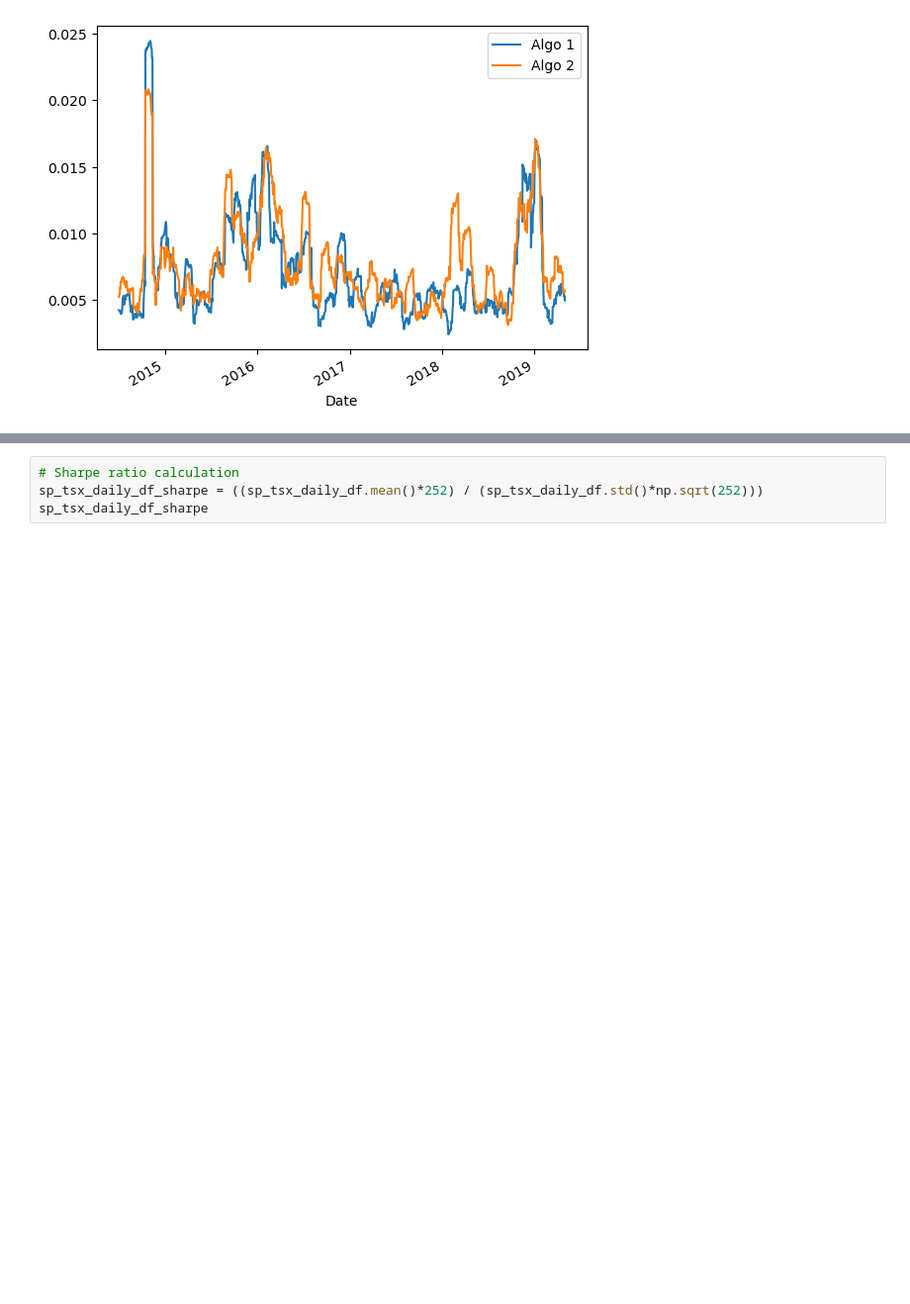
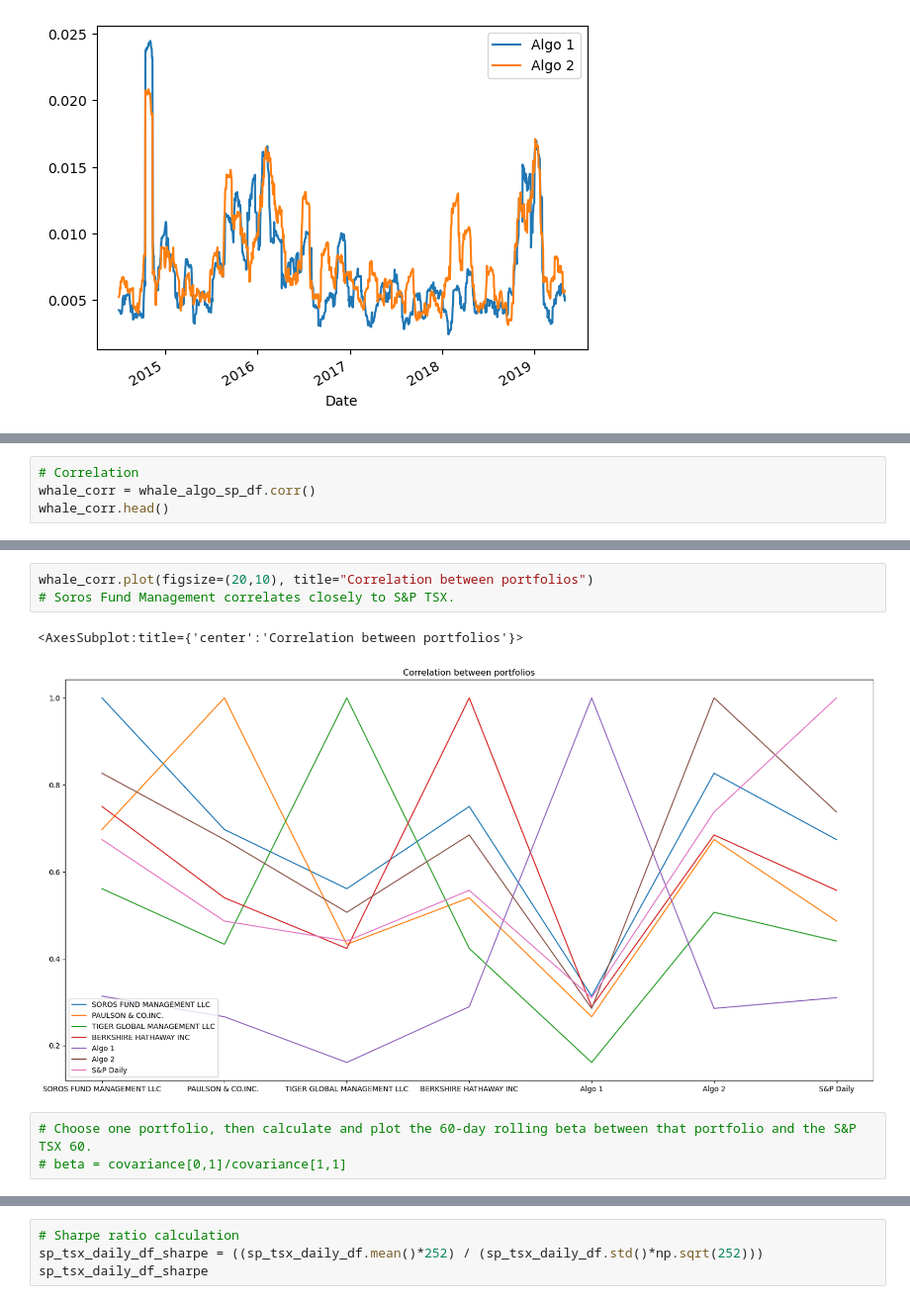
Before and after one commit to Forensicom/Bootcamp, a Jupyter notebook: InClassPracticals/Module4_PANDAS/Module4_Challenge/MODULE 4 Challenge.ipynb, the cells around one changed output, grey strips where cells are left out. Shown at 99% size. Cells and saved outputs as stored; diff of their text form; blank space fills up the shorter version.

```diff
--- a/InClassPracticals/Module4_PANDAS/Module4_Challenge/MODULE 4 Challenge.ipynb
+++ b/InClassPracticals/Module4_PANDAS/Module4_Challenge/MODULE 4 Challenge.ipynb
@@ -550,0 +439,4 @@ Determine whether the algorithmic strategies outperform both the market (S&P TSX
+# %%
+# Correlation
+whale_corr = whale_algo_sp_df.corr()
+whale_corr.head()
@@ -550,0 +450,9 @@ Determine whether the algorithmic strategies outperform both the market (S&P TSX
+# %%
+whale_corr.plot(figsize=(20,10), title="Correlation between portfolios")
+# Soros Fund Management correlates closely to S&P TSX.
+# %% [output]
+<AxesSubplot:title={'center':'Correlation between portfolios'}>
+[figure, added]
+# %%
+# Choose one portfolio, then calculate and plot the 60-day rolling beta between that portfolio and the S&P TSX 60.
+# beta = covariance[0,1]/covariance[1,1]
```
Also changed, not shown: parts of 22 cells of this notebook.
